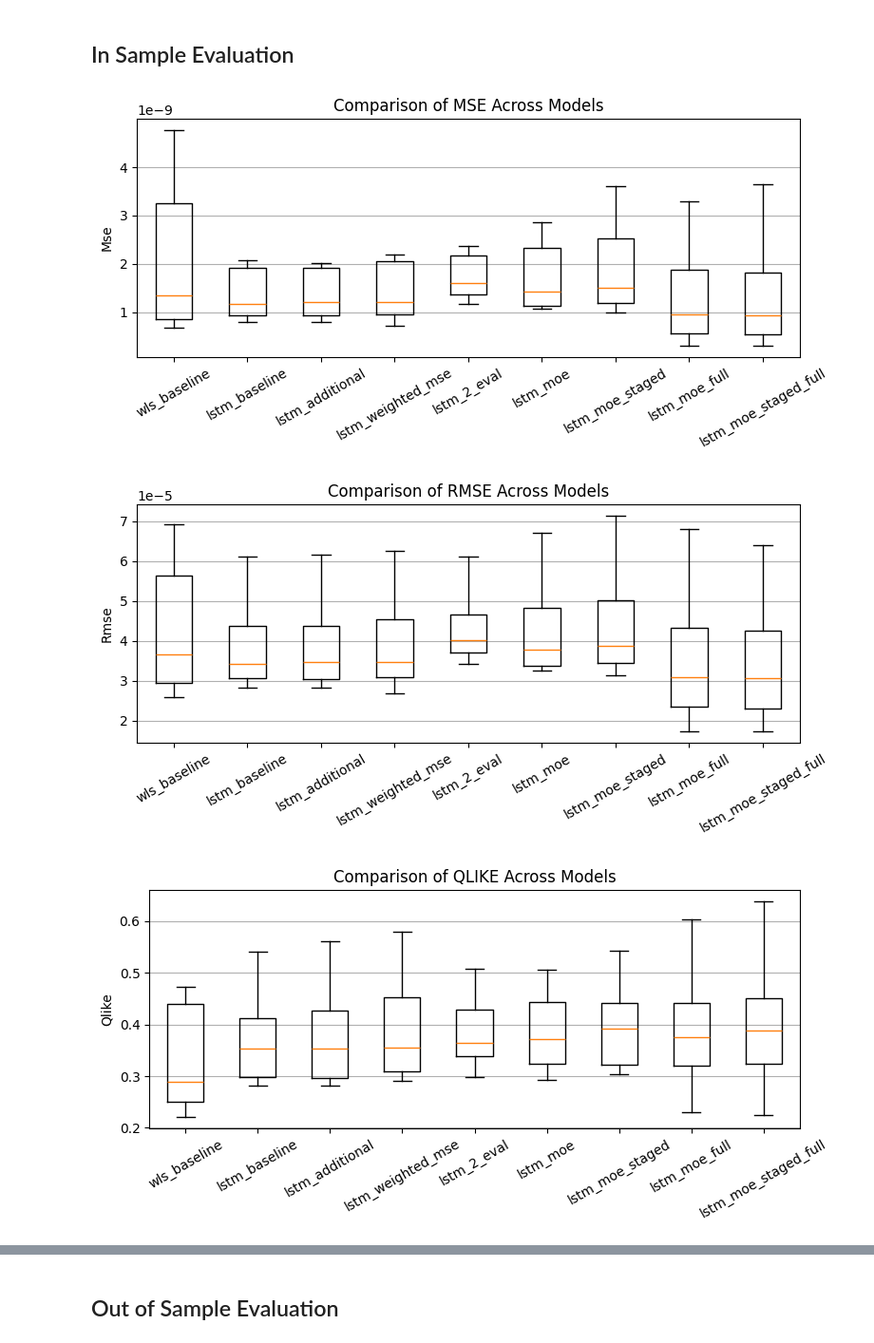
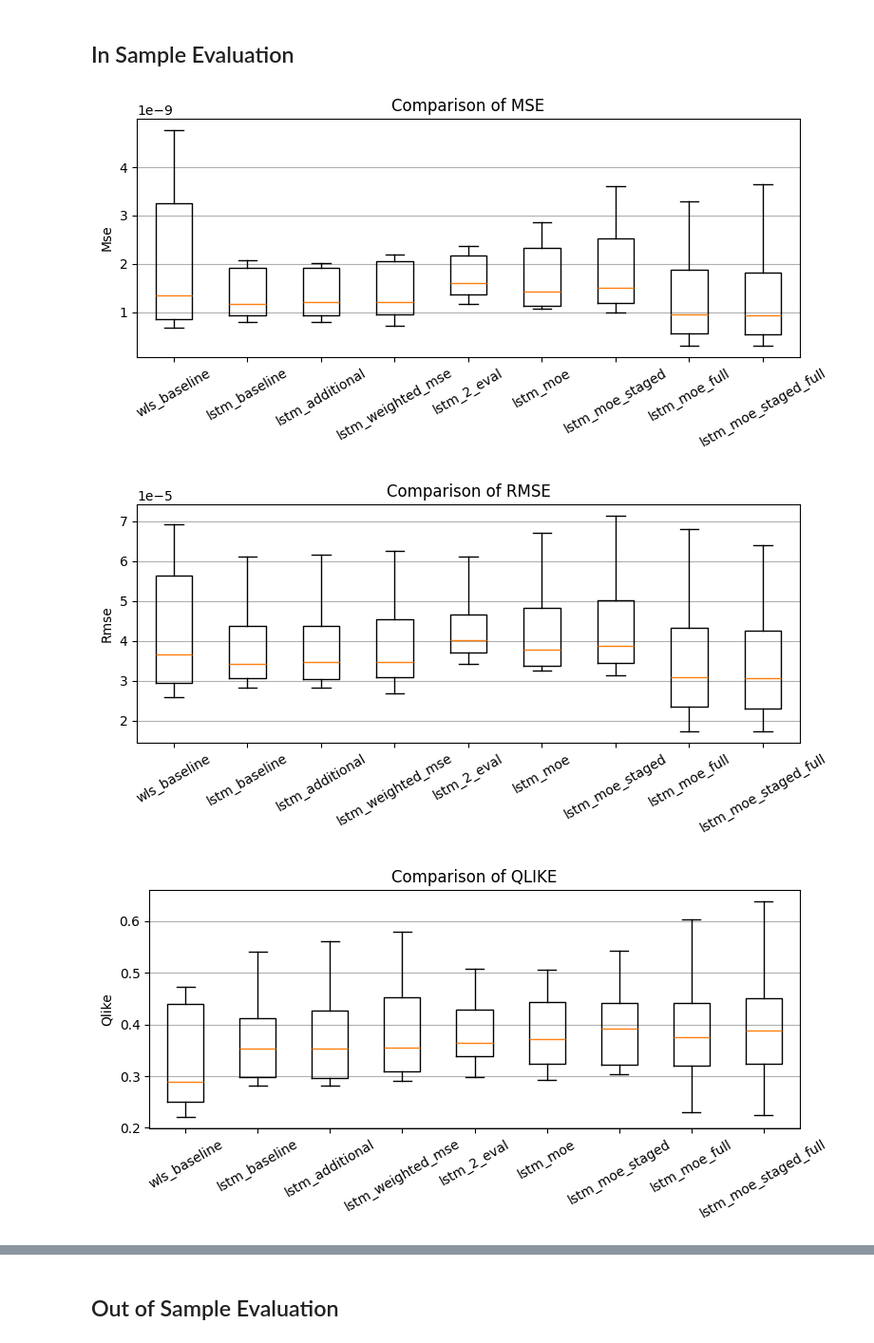
Before and after one commit to mofrui/volatility-analysis, a Jupyter notebook: report.ipynb, the cells around one changed output, grey strips where cells are left out. Shown at 95% size. Drawn from its saved outputs; the diff is of its cells as text; code cells hidden in the pictures.

```diff
--- a/report.ipynb
+++ b/report.ipynb
@@ -606,34 +606,34 @@ val_df_lstm_moe_staged = pd.read_csv('out/val_df/moe_staged.csv')
 val_df_lstm_moe_full = pd.read_csv('out/val_df/moe_full.csv')
 val_df_lstm_moe_staged_full = pd.read_csv('out/val_df/moe_staged_full.csv')
 
 
 metrics_by_model = {}
 for name, val_df in [
     ('wls_baseline', test_df_wls),
     ('lstm_baseline', val_df_lstm_baseline),
     ('lstm_additional', val_df_lstm_features),
     ('lstm_weighted_mse', val_df_lstm_weighted_mse),
     ('lstm_2_eval', val_df_lstm_2_eval),
     ('lstm_moe', val_df_lstm_moe),
     ('lstm_moe_staged', val_df_lstm_moe_staged),
     ('lstm_moe_full', val_df_lstm_moe_full),
     ('lstm_moe_staged_full', val_df_lstm_moe_staged_full)
 ]:
     metrics_by_model[name] = util.compute_metrics_by_time_id(val_df)
 
 import matplotlib.pyplot as plt
 metrics = ['mse', 'rmse', 'qlike', 'dir_acc', 'avg_inf_time']
 for metric in metrics:
     data = [metrics_by_model[name][metric].dropna() for name in metrics_by_model]
     plt.figure(figsize=(8, 4))
     plt.boxplot(data, labels=list(metrics_by_model.keys()), showfliers=False)
-    plt.title(f'Comparison of {metric.upper()} Across Models')
+    plt.title(f'Comparison of {metric.upper()} by Model')
     plt.ylabel(metric.replace('_',' ').title())
     plt.xticks(rotation=30)
     plt.grid(axis='y')
     plt.tight_layout()
     plt.show()
 # %% [output]
-[figure, old version]
+[figure, new version]
-[figure, old version]
+[figure, new version]
-[figure, old version]
+[figure, new version]
```
Also changed, not shown: parts of 15 cells of this notebook, 2 other files.
